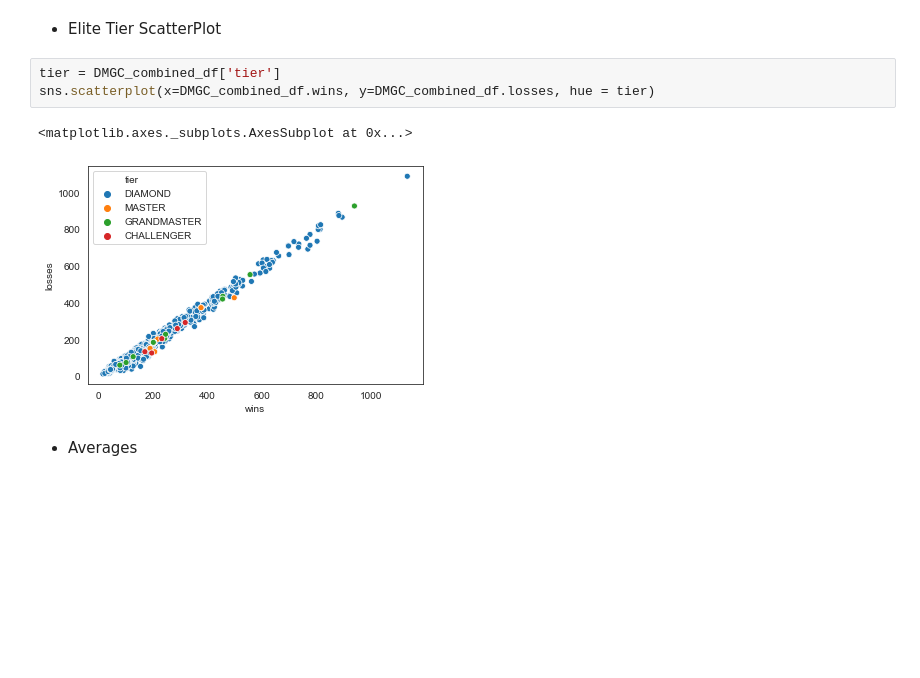
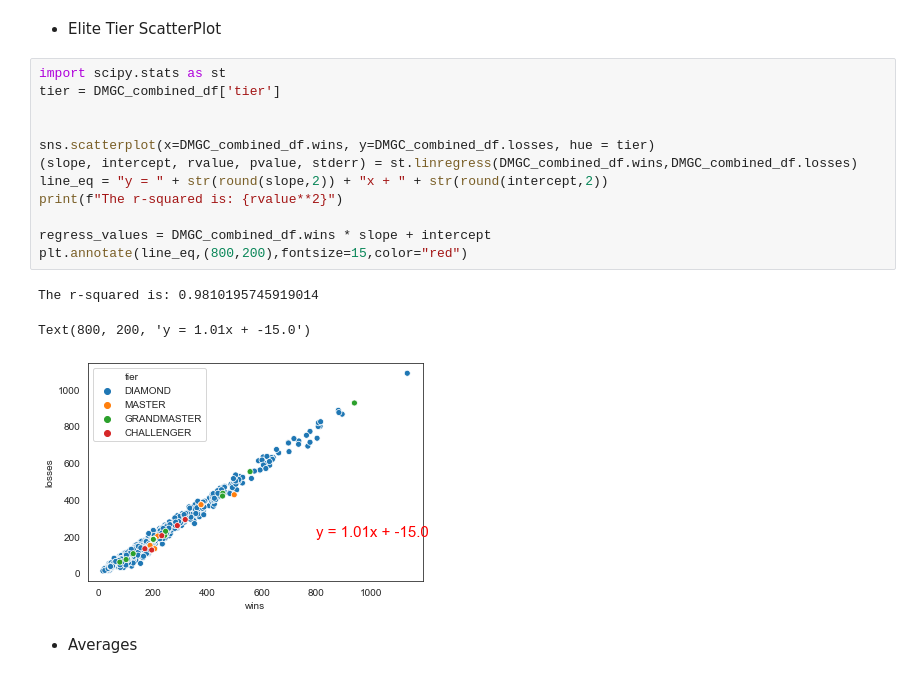
Before and after one commit to Hollow24/Group-3-Project, a Jupyter notebook: Final_Analysis.ipynb, the cells around one changed output. Saved outputs shown, nothing was run; the diff lists cells and outputs as text; blank space fills up the shorter version.

```diff
--- a/Final_Analysis.ipynb
+++ b/Final_Analysis.ipynb
@@ -732,12 +787,22 @@ plt.show()
 [figure]
 # %% [markdown]
 - Elite Tier ScatterPlot
-# %%
-tier = DMGC_combined_df['tier']
-sns.scatterplot(x=DMGC_combined_df.wins, y=DMGC_combined_df.losses, hue = tier)
-# %% [output]
-<matplotlib.axes._subplots.AxesSubplot at 0x...>
-[figure, removed]
+# %%
+import scipy.stats as st
+tier = DMGC_combined_df['tier']
+
+
+sns.scatterplot(x=DMGC_combined_df.wins, y=DMGC_combined_df.losses, hue = tier)
+(slope, intercept, rvalue, pvalue, stderr) = st.linregress(DMGC_combined_df.wins,DMGC_combined_df.losses)
+line_eq = "y = " + str(round(slope,2)) + "x + " + str(round(intercept,2))
+print(f"The r-squared is: {rvalue**2}")
+
+regress_values = DMGC_combined_df.wins * slope + intercept
+plt.annotate(line_eq,(800,200),fontsize=15,color="red")
+# %% [output]
+The r-squared is: 0.9810195745919014
+Text(800, 200, 'y = 1.01x + -15.0')
+[figure, added]
 # %% [markdown]
 - Averages
 # %%
```
Also changed, not shown: parts of 9 cells of this notebook.
